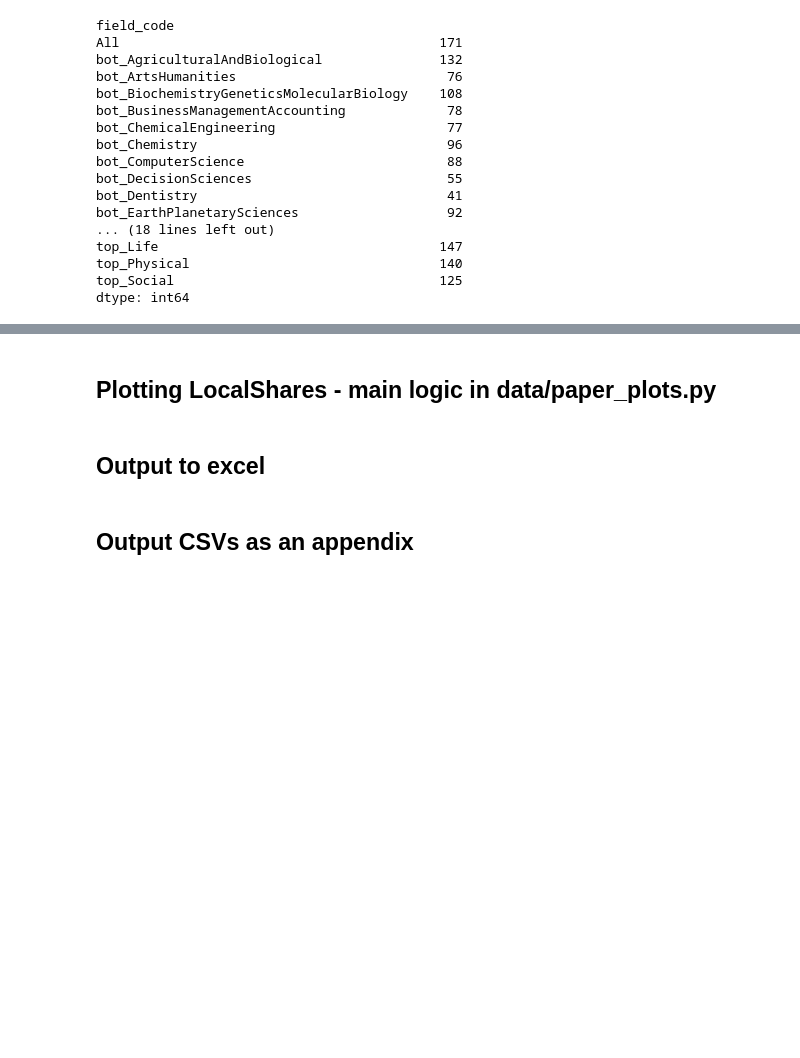
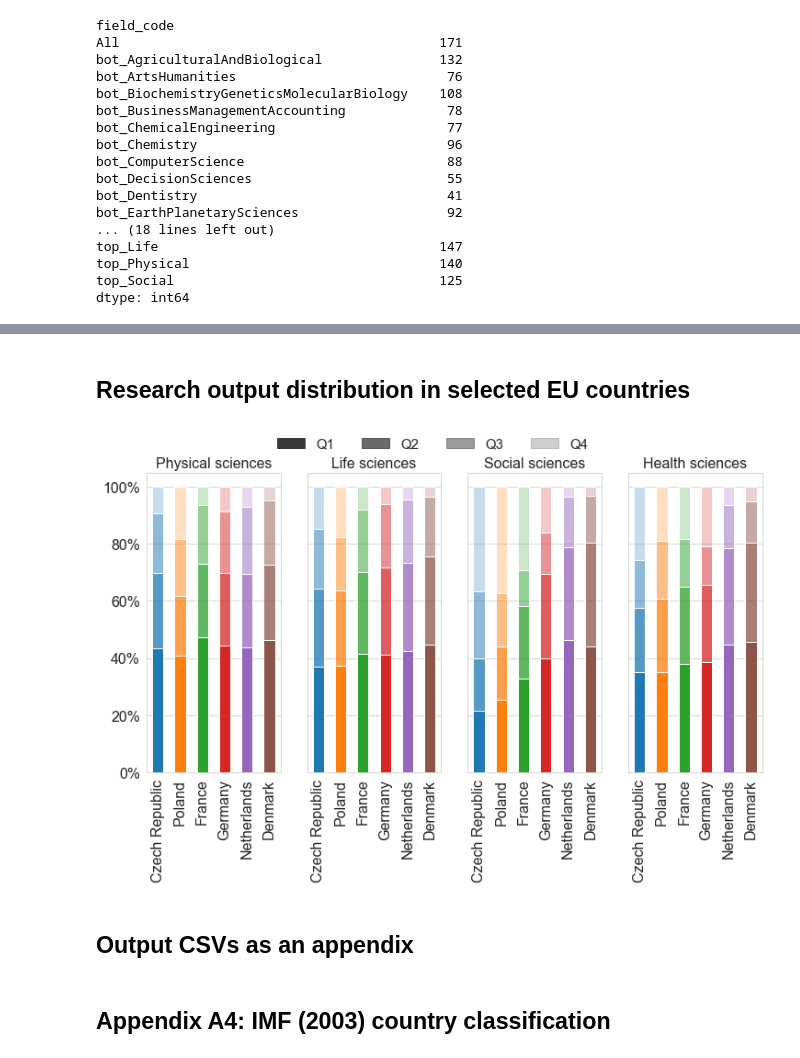
Before and after one commit to vitekzkytek/GlobalizationPaper, a Jupyter notebook: Phase5_Paper/PaperResults.ipynb, the cells around one changed output, grey strips where cells are left out. Cells and saved outputs as stored; diff of their text form; code cells hidden in the pictures; blank space fills up the shorter version.

```diff
--- a/Phase5_Paper/PaperResults.ipynb
+++ b/Phase5_Paper/PaperResults.ipynb
@@ -275,14 +283,0 @@ corr_full.loc[usedIndicators,usedIndicators]
-# %%
-d = {key:cntrs[key].unique() for key in ['imf2003']}
-
-statuses = ['Advanced countries','Developing countries','Transition countries']
-mdx = pd.MultiIndex.from_product([statuses,['mean','std']],names =['economic_status','stat'])
-status = pd.DataFrame(index=mdx)
-key = 'imf2003'
-for field in ['All','top_Life','top_Physical','top_Social','top_Health']:
-    for val in statuses:
-        subdf = glob.loc[idx[cntrs[cntrs[key] == val].index,field,'euclid',[2015,2016,2017]]]
-        status.loc[(val,'mean'),field] = subdf.mean()
-        status.loc[(val,'std'),field] = subdf.std()
-
-status
@@ -314,2 +325,0 @@ plt.show()
-# %% [markdown]
-## Plotting LocalShares - main logic in data/paper_plots.py
@@ -319,2 +325,0 @@ locals.localShare.plot(kind='bar',color='gray',figsize=(10,5))
-# %% [markdown]
-## Output to excel
@@ -326,3 +326,36 @@ writer.save()
+# %% [markdown]
+## Research output distribution in selected EU countries
+# %%
+import matplotlib.colors as mc
+selected = ['Czech Republic','Poland','France','Germany','Netherlands','Denmark']
+dists = pd.read_csv('../Phase2_CalcGlobalization/country_dists_{}.csv'.format('euclid'),index_col=['Country','field','period']).drop('method',axis=1)
+seldists = dists.loc[idx[selected,flds_broad[:-1],2017],['Q1','Q2','Q3','Q4']].reset_index().drop('period',axis=1).set_index(['Country','field']).rename(index=fieldnames)
+fields = ['Physical sciences','Life sciences','Social sciences','Health sciences']
+alphas = [1,0.75,0.5,0.25]
+defcolors=[c['color'] for c in list(plt.rcParams['axes.prop_cycle'])]
+
+
+import matplotlib.patches as mpatches
+
+gray_patches = [mpatches.Patch(color=mc.to_rgba('#383838',alpha), label='Q{}'.format(i+1)) for i,alpha in enumerate(alphas)]
+# %%
+props = {c:{'base_color':defcolors[i]} for i,c in enumerate(selected)}
+fig, axs = plt.subplots(ncols=len(fields),nrows=1,figsize=(12,6),sharex=True,sharey=True)
+colors = [[mc.to_rgba(props[cntr]['base_color'],alpha) for cntr in props] for alpha in [1.0,.75,.5,.25]]
+
+for i,fld in enumerate(fields):
+    ax=axs[i]
+    #breakpoint()
+    subdf = seldists.loc[idx[:,fld],:].reset_index().set_index('Country').drop('field',axis=1).loc[selected]
+    #breakpoint()
+    subdf.plot.bar(stacked=True,ax=ax,color=colors,legend=None,fontsize=16)
+    ax.set_title(fld,fontsize=16)
+    ax.set_xlabel('')
+    ax.yaxis.set_major_formatter(mtick.PercentFormatter(1.0))
+    ax.xaxis.grid(False)
+fig.legend(handles=gray_patches,loc='upper center',ncol=4,frameon=False,fontsize=15);
+# %% [output]
+[figure, added]
 # %% [markdown]
 ## Output CSVs as an appendix
 # %%
@@ -332,0 +364,2 @@ dfh.dropna().values
+# %% [markdown]
+## Appendix A4: IMF (2003) country classification
```
Also changed, not shown: parts of 42 cells of this notebook, 27 other files.
